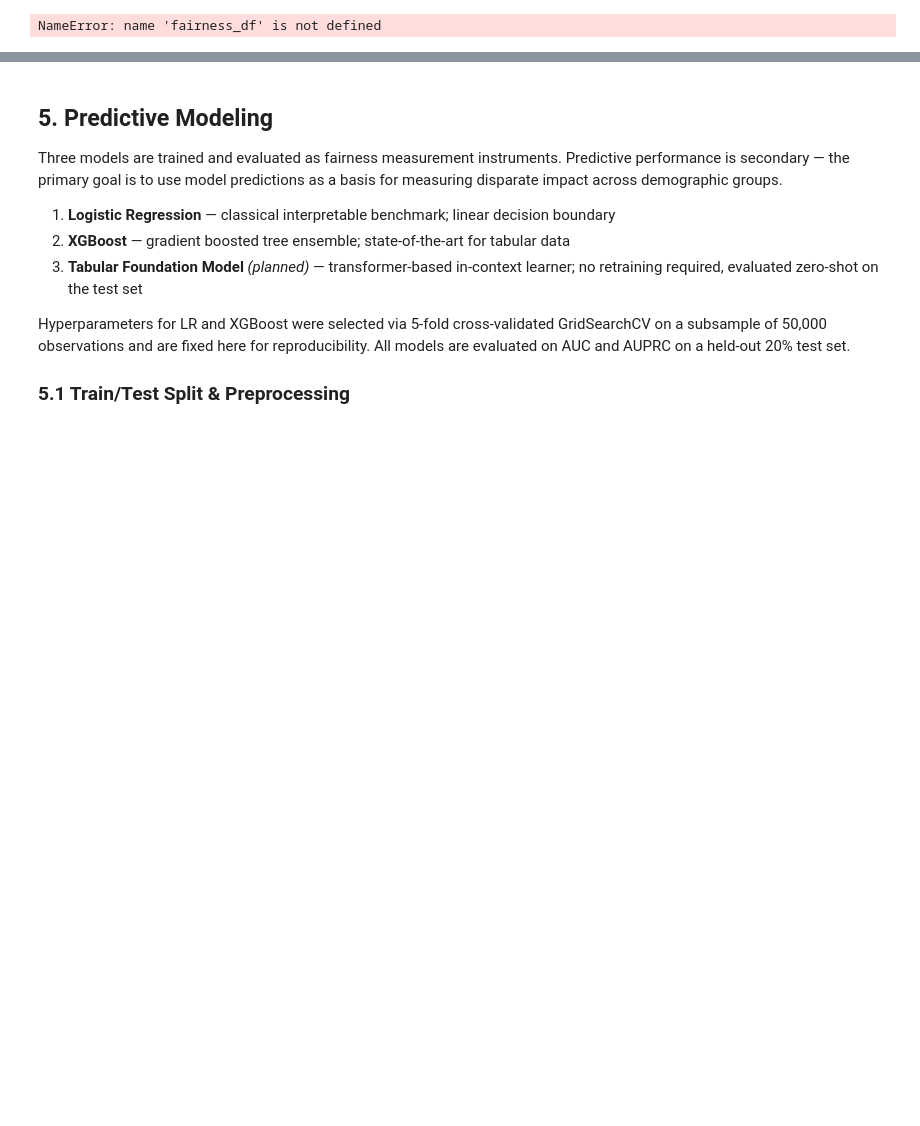
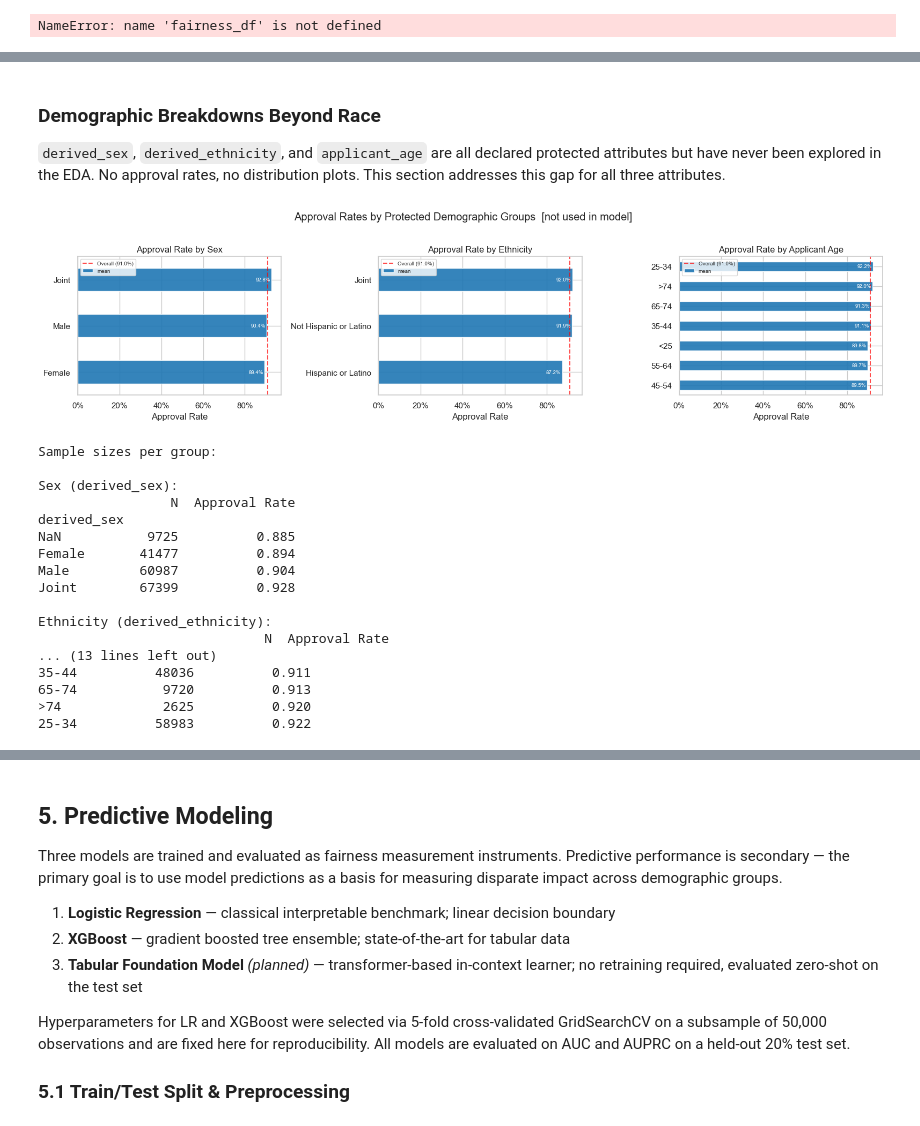
Before and after one commit to lenatran03/APA_HMDA, a Jupyter notebook: hmda_eda_modeling_update.ipynb, the cells around one changed output, grey strips where cells are left out. Drawn from its saved outputs; the diff is of its cells as text; code cells hidden in the pictures; blank space fills up the shorter version.

```diff
--- a/hmda_eda_modeling_update.ipynb
+++ b/hmda_eda_modeling_update.ipynb
@@ -433,0 +646,58 @@ NameError: name 'fairness_df' is not defined
+# %% [markdown]
+### Demographic Breakdowns Beyond Race
+
+`derived_sex`, `derived_ethnicity`, and `applicant_age` are all declared protected attributes but have never been explored in the EDA. No approval rates, no distribution plots. This section addresses this gap for all three attributes.
+# %%
+# Approval rates by sex, ethnicity, and age
+demo_attrs = [
+    ('derived_sex',       'Sex'),
+    ('derived_ethnicity', 'Ethnicity'),
+    ('applicant_age',     'Applicant Age'),
+]
+
+fig, axes = plt.subplots(1, 3, figsize=(16, 4))
+for ax, (col, label) in zip(axes, demo_attrs):
+    tmp = df.dropna(subset=[col])
+    rates = tmp.groupby(col)['target'].agg(['mean', 'count'])
+    rates = rates[rates['count'] > 100].sort_values('mean')
+    rates['mean'].plot(kind='barh', ax=ax, color='#1f77b4', edgecolor='white', alpha=0.9)
+    ax.axvline(df['target'].mean(), color='red', linestyle='--', alpha=0.7,
+               label=f'Overall ({df["target"].mean():.1%})')
+    ax.xaxis.set_major_formatter(mticker.PercentFormatter(xmax=1))
+    ax.set_title(f'Approval Rate by {label}')
+    ax.set_xlabel('Approval Rate')
+    ax.set_ylabel('')
+    ax.legend(fontsize=7)
+    for i, (idx, row) in enumerate(rates.iterrows()):
+        ax.text(row['mean'] - 0.005, i, f'{row["mean"]:.1%}', va='center', ha='right', fontsize=7, color='white')
+
+plt.suptitle('Approval Rates by Protected Demographic Groups  [not used in model]', y=1.02)
+plt.tight_layout()
+plt.show()
+
+# Distribution counts for each attribute
+print("Sample sizes per group:")
+for col, label in demo_attrs:
+    print(f"\n{label} ({col}):")
+    vc = df[col].value_counts(dropna=False).rename('N')
+    rate = df.groupby(col, dropna=False)['target'].mean().rename('Approval Rate')
+    print(pd.concat([vc, rate], axis=1).sort_values('Approval Rate').round(3).to_string())
+# %% [output]
+[figure, added]
+Sample sizes per group:
+
+Sex (derived_sex):
+                 N  Approval Rate
+derived_sex
+NaN           9725          0.885
+Female       41477          0.894
+Male         60987          0.904
+Joint        67399          0.928
+
+Ethnicity (derived_ethnicity):
+                             N  Approval Rate
+... (13 lines left out)
+35-44          48036          0.911
+65-74           9720          0.913
+>74             2625          0.920
+25-34          58983          0.922
```
Also changed, not shown: parts of 20 cells of this notebook.
